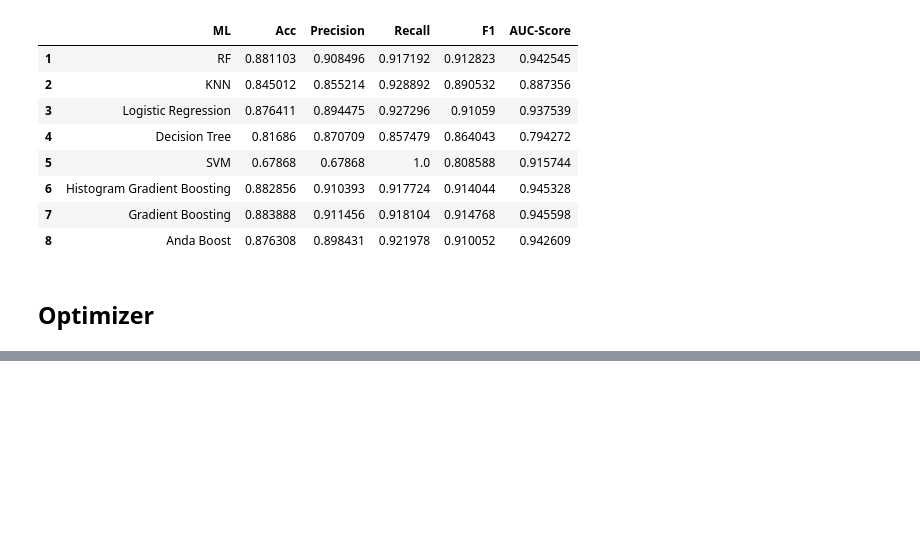
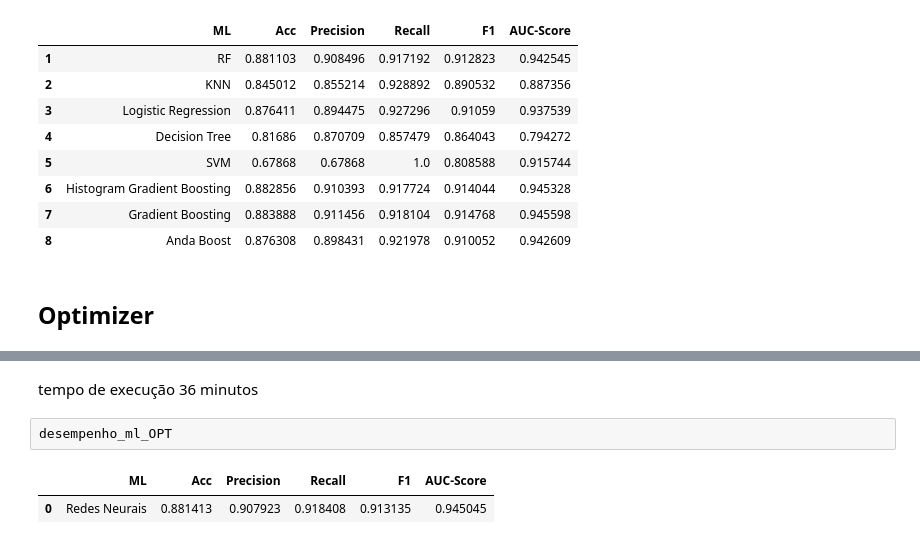
Before and after one commit to mrelero/machine-learning-anatel-database, a Jupyter notebook: Paper2/Model1.ipynb, the cells around one changed output, grey strips where cells are left out. Drawn from its saved outputs; the diff is of its cells as text; blank space fills up the shorter version.

```diff
--- a/Paper2/Model1.ipynb
+++ b/Paper2/Model1.ipynb
@@ -352,0 +475,7 @@ search_space_decision_tree = {"criterion": Categorical(["gini", "entropy"]), # v
+# %% [markdown]
+tempo de execução 36 minutos
+# %%
+desempenho_ml_OPT
+# %% [output]
+|  | ML | Acc | Precision | Recall | F1 | AUC-Score |
+| 0 | Redes Neurais | 0.881413 | 0.907923 | 0.918408 | 0.913135 | 0.945045 |
```
Also changed, not shown: parts of 10 cells of this notebook.
